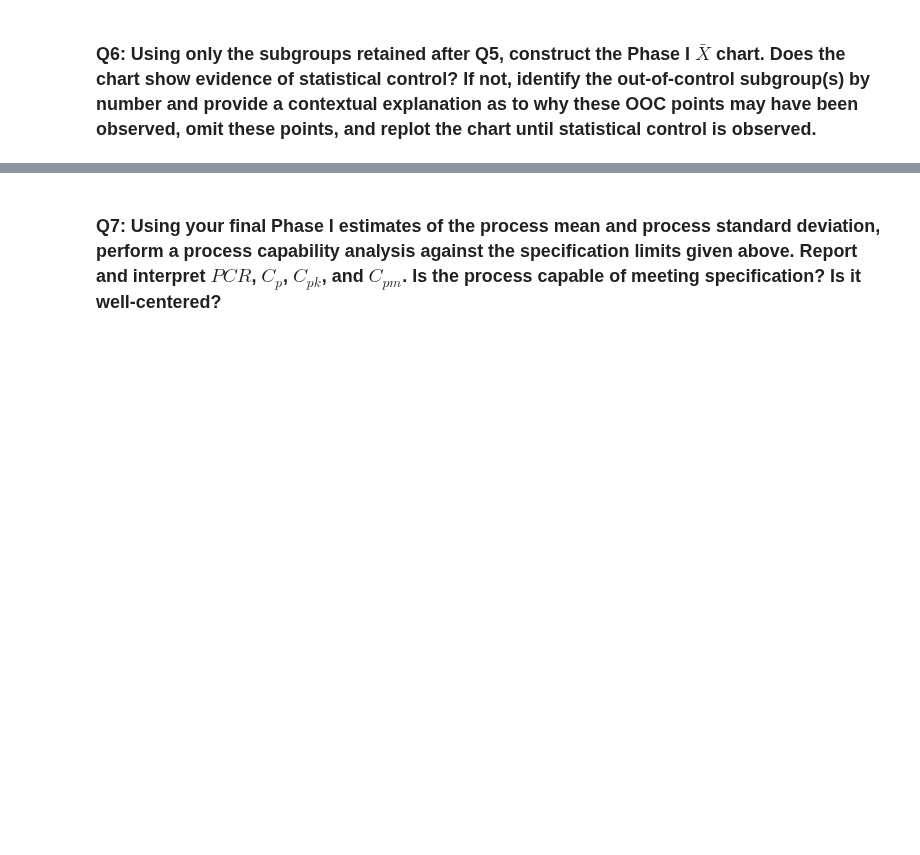
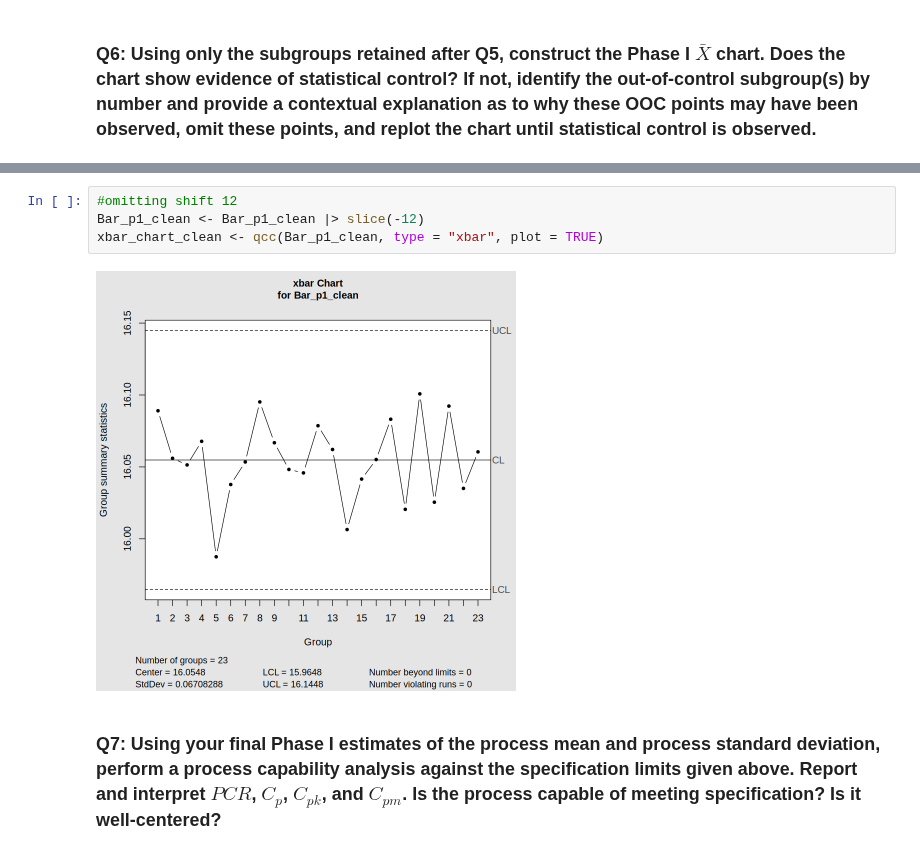
Before and after one commit to tchoud227/STAT-7110-Quality-Control, a Jupyter notebook: Assignments/HW2/STAT-7110-HW2.ipynb, the cells around one changed output, grey strips where cells are left out. Cells and saved outputs as stored; diff of their text form; blank space fills up the shorter version.

```diff
--- a/Assignments/HW2/STAT-7110-HW2.ipynb
+++ b/Assignments/HW2/STAT-7110-HW2.ipynb
@@ -48,3 +166,9 @@ Your team pulls a baseline (Phase I) sample of pour data from the tap right afte
+# %%
+#omitting shift 12
+Bar_p1_clean <- Bar_p1_clean |> slice(-12)
+xbar_chart_clean <- qcc(Bar_p1_clean, type = "xbar", plot = TRUE)
+# %% [output]
+[figure, added]
 # %% [markdown]
 ### Q7: Using your final Phase I estimates of the process mean and process standard deviation, perform a process capability analysis against the specification limits given above. Report and interpret $PCR$, $C_p$, $C_{pk}$, and $C_{pm}$. Is the process capable of meeting specification? Is it well-centered?
 # %%
```
Also changed, not shown: parts of 11 cells of this notebook.
